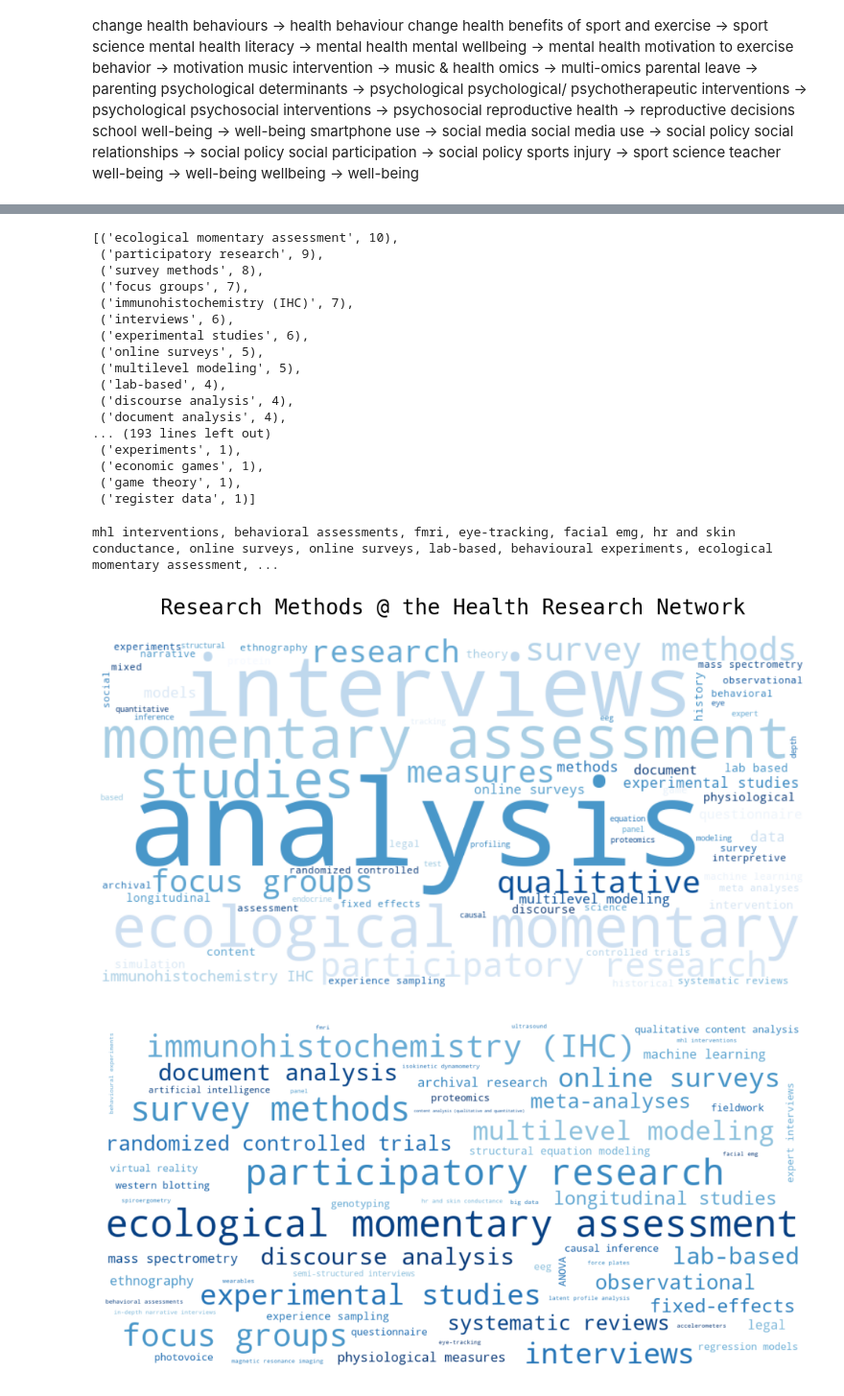
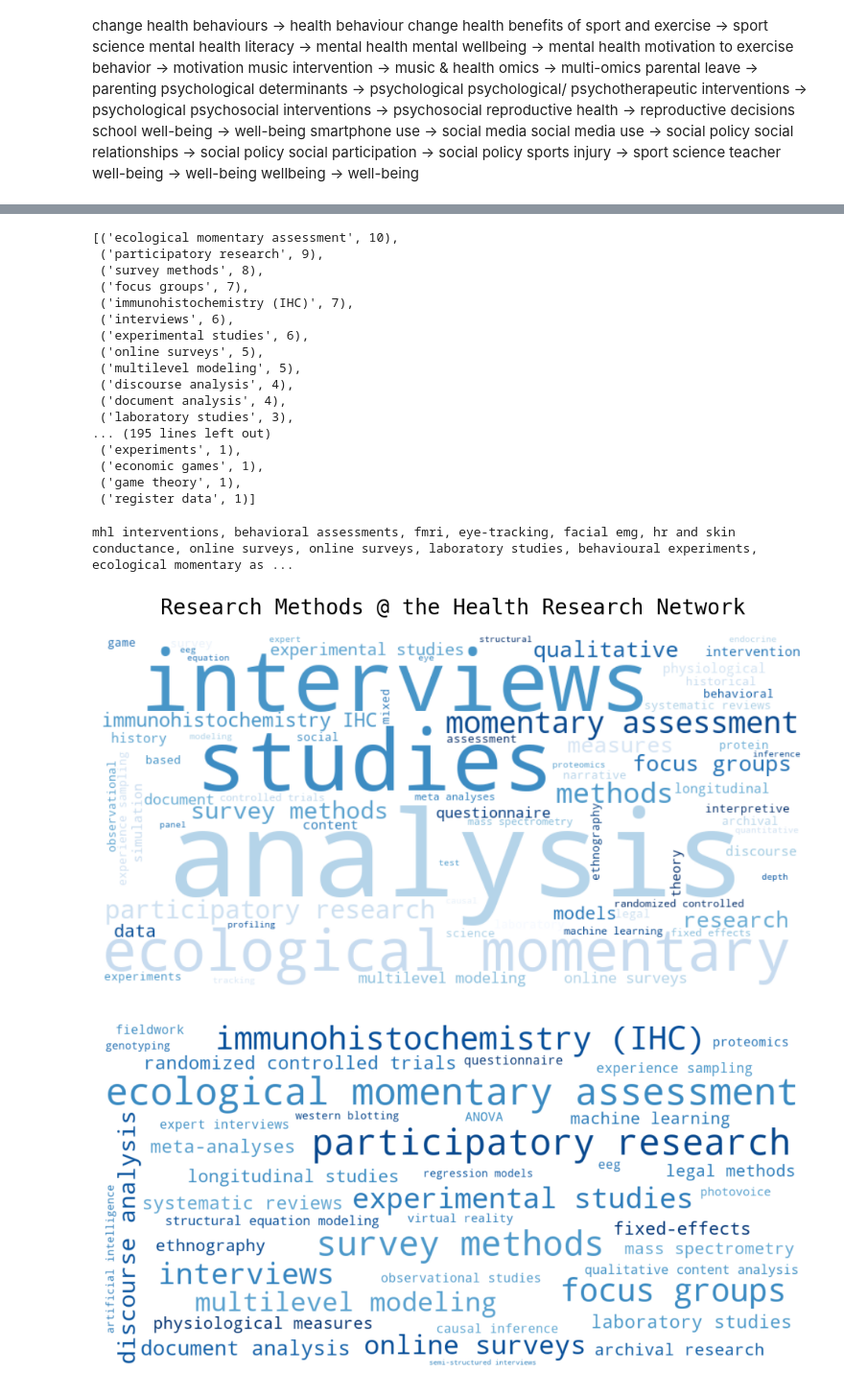
Before and after one commit to lakhi/health_in_society_research_network, a Jupyter notebook: notebooks/word_clouds.ipynb, the cells around one changed output, grey strips where cells are left out. Shown at 96% size. Cells and saved outputs as stored; diff of their text form; code cells hidden in the pictures.

```diff
--- a/notebooks/word_clouds.ipynb
+++ b/notebooks/word_clouds.ipynb
@@ -251,12 +253,12 @@ rm_replacements = {
     'immunohistochemistry': 'immunohistochemistry (IHC)',
     'in vitro cell culture expression analysis (qpcr': 'immunohistochemistry (IHC)',
     'interview studies': 'interviews',
-    'laboratory experiment': 'lab-based',
-    'laboratory experiments': 'lab-based',
-    'laboratory studies': 'lab-based',
-    'legal dogmatics': 'legal',
-    'legal input to interdisciplinary research': 'legal',
-    'legal politics': 'legal',
+    'laboratory experiment': 'laboratory studies',
+    'laboratory experiments': 'laboratory studies',
+    'laboratory studies': 'laboratory studies',
+    'legal dogmatics': 'legal methods',
+    'legal input to interdisciplinary research': 'legal methods',
+    'legal politics': 'legal methods',
     'longitudinal': 'longitudinal studies',
     'longitudinal analysis': 'longitudinal studies',
     'meta analysis': 'meta-analyses',
@@ -264,8 +266,8 @@ rm_replacements = {
     'multi-level modeling': 'multilevel modeling',
     'multilevel analysis': 'multilevel modeling',
     'multilevel modelling': 'multilevel modeling',
-    'observational data': 'observational',
-    'observing situations and events ([participant] observation)': 'observational',
+    'observational data': 'observational studies',
+    'observing situations and events ([participant] observation)': 'observational studies',
     'online experiment': 'online surveys',
     'online experiments': 'online surveys',
     'online survey': 'online surveys',
@@ -339,10 +341,10 @@ rm_counter.most_common()
  ('experimental studies', 6),
  ('online surveys', 5),
  ('multilevel modeling', 5),
- ('lab-based', 4),
  ('discourse analysis', 4),
  ('document analysis', 4),
-... (193 lines left out)
+ ('laboratory studies', 3),
+... (195 lines left out)
  ('experiments', 1),
  ('economic games', 1),
  ('game theory', 1),
@@ -355,7 +357,7 @@ for keyword_list in df['research_methods_keywords']:
 
 print(rm_keywords_text)
 # %% [output]
-mhl interventions, behavioral assessments, fmri, eye-tracking, facial emg, hr and skin conductance, online surveys, online surveys, lab-based, behavioural experiments, ecological momentary assessment, ...
+mhl interventions, behavioral assessments, fmri, eye-tracking, facial emg, hr and skin conductance, online surveys, online surveys, laboratory studies, behavioural experiments, ecological momentary as ...
 # %%
 health_keywords_wc = WordCloud(width=800, height=400, max_words=70, colormap='Blues', background_color='white').generate(rm_keywords_text)
 plt.figure()
@@ -367,21 +369,23 @@ plt.title("Research Methods @ the Health Research Network", fontsize=20, fontfam
 
 plt.show()
 # %% [output]
-[figure, old version]
+[figure, new version]
 # %%
 # UPDATED RM WORDCLOUD
 
-rm_wc = WordCloud(width=1200, height=600, max_words=60, background_color="white", colormap=custom_blues, margin=20,
-                max_font_size=80).generate_from_frequencies(dict(rm_counter))
+rm_wc = WordCloud(width=1200, height=600, max_words=70, background_color="white", colormap=custom_blues, margin=20,
+                max_font_size=80
+                            , min_font_size=12
+                            ).generate_from_frequencies(dict(rm_counter))
 plt.figure()
 
 plt.imshow(rm_wc, interpolation='bilinear')
 plt.gcf().set_size_inches(12, 10)
 plt.axis("off")
 
 plt.show()
 # %% [output]
-[figure, old version]
+[figure, new version]
 # %%
 import numpy as np
 from matplotlib.colors import LinearSegmentedColormap
```
Also changed, not shown: parts of 4 cells of this notebook, 6 other files.
